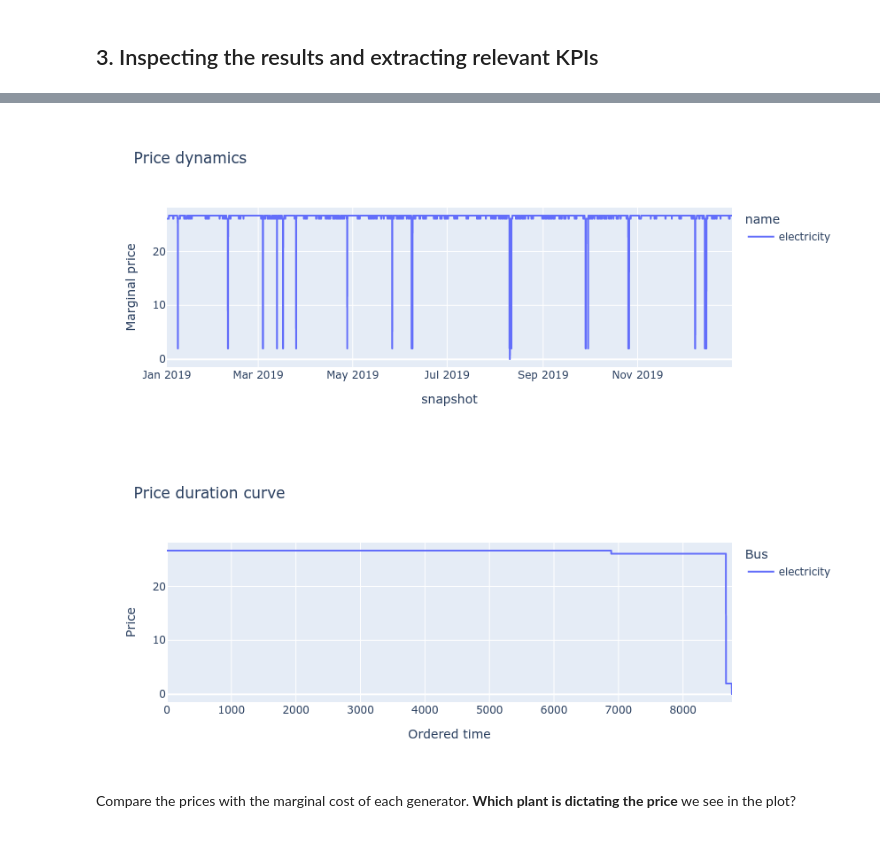
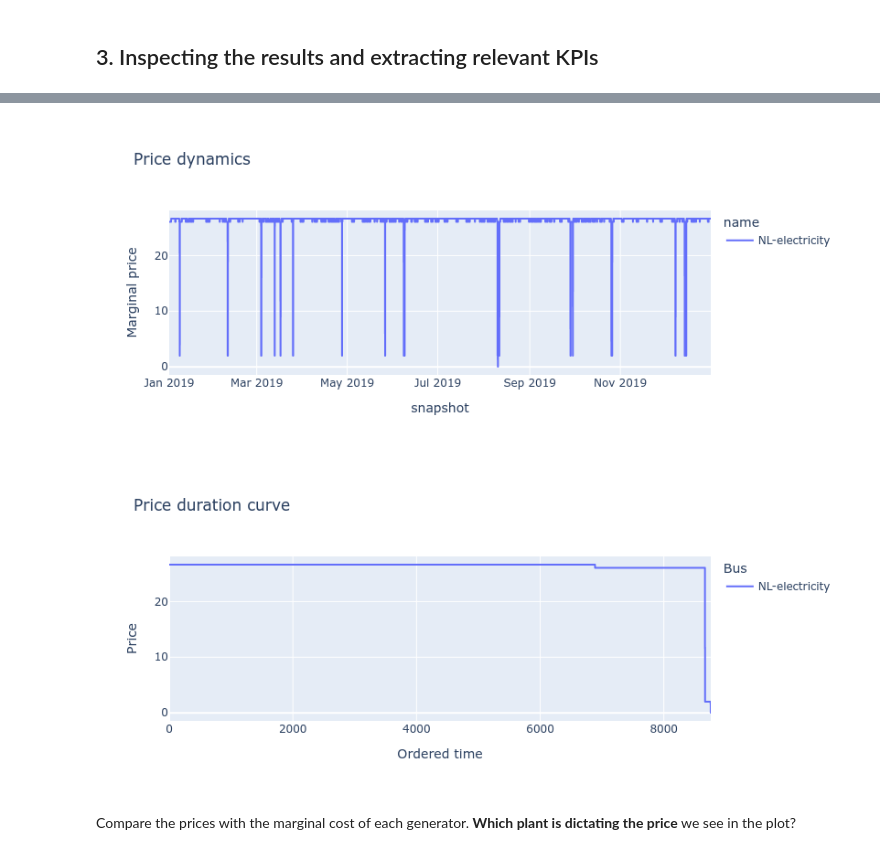
Before and after one commit to FLomb/electricity-market-scenarios-in-PyPSA, a Jupyter notebook: my_electricity_market_model/tutorial_1_create_national_model.ipynb, the cells around one changed output, grey strips where cells are left out. Saved outputs shown, nothing was run; the diff lists cells and outputs as text; code cells hidden in the pictures.

```diff
--- a/my_electricity_market_model/tutorial_1_create_national_model.ipynb
+++ b/my_electricity_market_model/tutorial_1_create_national_model.ipynb
@@ -102,13 +102,13 @@ n.add("Carrier", name="lost-load", color='black')
 We use only a single node to represent the whole country. For now, we only include a few generators.
 # %%
 # Single electricity node/bus
-n.add("Bus", "electricity", carrier="electricity")
+n.add("Bus", "NL-electricity", carrier="electricity")
 
 # Electricity demand
 n.add(
     "Load",
     "demand",
-    bus="electricity",
+    bus="NL-electricity",
     carrier="electricity",
     p_set=electricity_demand['demand'].values,
 )
@@ -117,7 +117,7 @@ n.add(
 n.add(
     "Generator",
     "solar",
-    bus="electricity",
+    bus="NL-electricity",
     carrier="solar",
     p_max_pu=renewables_capacity_factors['solar_pv'].values,
     marginal_cost=technoecon_params.loc['solar','VOM'],
@@ -128,7 +128,7 @@ n.add(
 n.add(
     "Generator",
     "wind-onshore",
-    bus="electricity",
+    bus="NL-electricity",
     carrier="wind-onshore",
     p_max_pu=renewables_capacity_factors['wind_onshore'].values,
     marginal_cost=technoecon_params.loc['wind-onshore','VOM'],
@@ -139,7 +139,7 @@ n.add(
 n.add(
     "Generator",
     "wind-offshore",
-    bus="electricity",
+    bus="NL-electricity",
     carrier="wind-offshore",
     p_max_pu=renewables_capacity_factors['wind_offshore'].values,
     marginal_cost=technoecon_params.loc['wind-offshore','VOM'],
@@ -150,7 +150,7 @@ n.add(
 n.add(
     "Generator",
     "ccgt",
-    bus="electricity",
+    bus="NL-electricity",
     carrier="ccgt",
     marginal_cost=(technoecon_params.loc['ccgt','VOM'] + technoecon_params.loc['ccgt','fuel']/technoecon_params.loc['ccgt','efficiency']),
     efficiency=technoecon_params.loc['ccgt','efficiency'],
@@ -161,7 +161,7 @@ n.add(
 n.add(
     "Generator",
     "coal",
-    bus="electricity",
+    bus="NL-electricity",
     carrier="coal",
     marginal_cost=(technoecon_params.loc['coal','VOM'] + technoecon_params.loc['coal','fuel']/technoecon_params.loc['coal','efficiency']),
     efficiency=technoecon_params.loc['coal','efficiency'],
@@ -174,7 +174,7 @@ n.add(
 n.add(
     "Generator",
     "biomass",
-    bus="electricity",
+    bus="NL-electricity",
     carrier="biomass",
     marginal_cost=(technoecon_params.loc['biomass','VOM'] + technoecon_params.loc['biomass','fuel']/technoecon_params.loc['biomass','efficiency']),
     efficiency=technoecon_params.loc['biomass','efficiency'],
@@ -185,7 +185,7 @@ n.add(
 n.add(
     "Generator",
     "nuclear",
-    bus="electricity",
+    bus="NL-electricity",
     carrier="nuclear",
     marginal_cost=(technoecon_params.loc['nuclear','VOM'] + technoecon_params.loc['nuclear','fuel']/technoecon_params.loc['nuclear','efficiency']),
     efficiency=technoecon_params.loc['nuclear','efficiency'],
@@ -198,7 +198,7 @@ n.add(
 n.add(
     "Generator",
     "lost-load",
-    bus="electricity",
+    bus="NL-electricity",
     carrier="lost-load",
     marginal_cost=150, # Substantially more expensive than anything else, but same order of magnitude
     efficiency=1,
@@ -267,23 +269,23 @@ fig = px.line(
 )
 fig.show()
 # %% [output]
-[figure, old version]
+[figure, new version]
 # %%
 # The same prices as above, but visualised as a 'duration curve'
-pdc = n.buses_t.marginal_price['electricity'].loc['2019-01-01':'2019-12-31'].sort_values(ascending=False).reset_index(drop=True)
+pdc = n.buses_t.marginal_price['NL-electricity'].loc['2019-01-01':'2019-12-31'].sort_values(ascending=False).reset_index(drop=True)
 
 fig = px.line(
     pdc,
     title="Price duration curve",
     labels={
         "index": "Ordered time",
         "value": "Price",
         "variable": "Bus"
     }
 )
 fig.show()
 # %% [output]
-[figure, old version]
+[figure, new version]
 # %% [markdown]
 Compare the prices with the marginal cost of each generator.
 **Which plant is dictating the price** we see in the plot?
```
Also changed, not shown: parts of 5 cells of this notebook, 5 other files.
